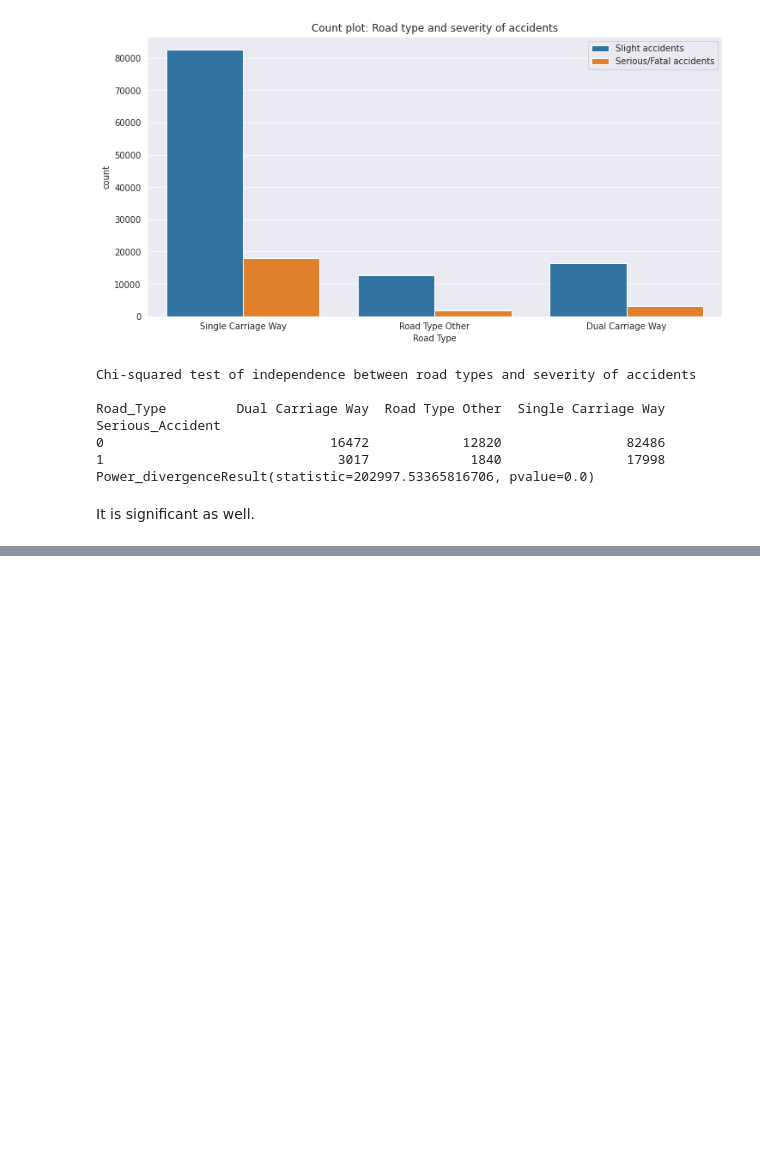
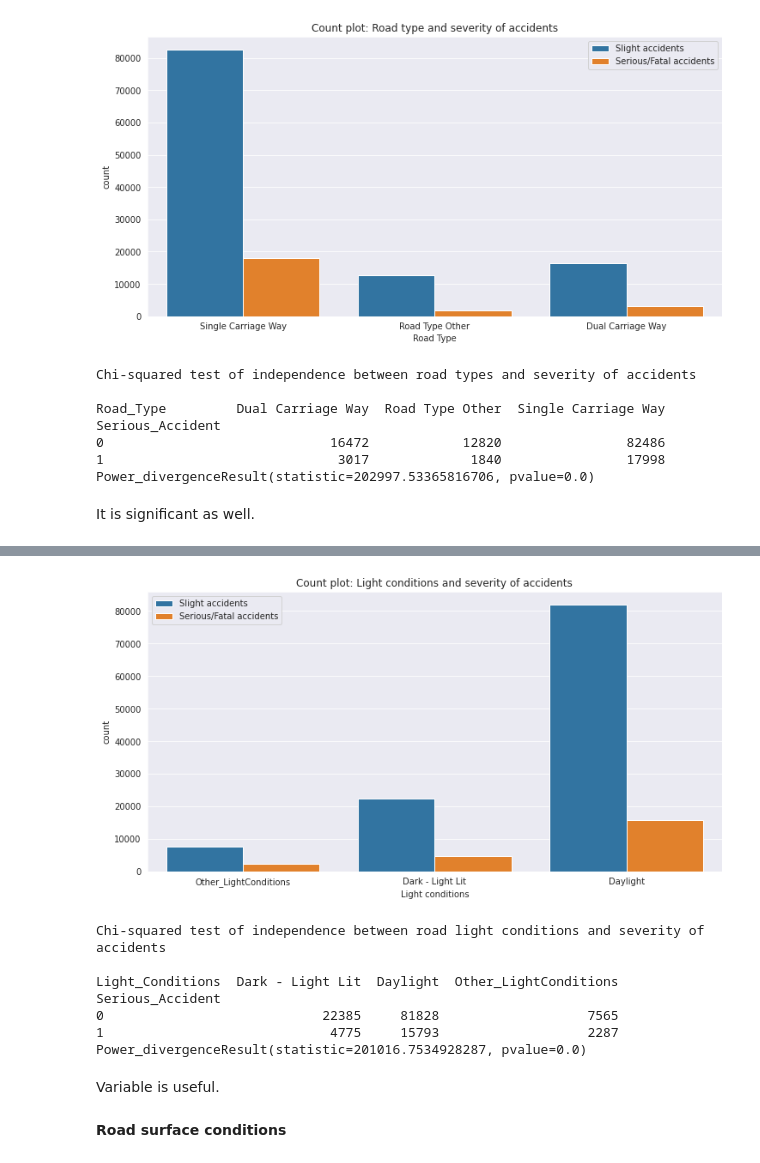
Before and after one commit to brian-pan/road-safety-machine-learning-report, a Jupyter notebook: machine_learning_python_project_one.ipynb, the cells around one changed output, grey strips where cells are left out. Cells and saved outputs as stored; diff of their text form; code cells hidden in the pictures; blank space fills up the shorter version.

```diff
--- a/machine_learning_python_project_one.ipynb
+++ b/machine_learning_python_project_one.ipynb
@@ -574,0 +666,30 @@ It is significant as well.
+# %%
+# Light conditions
+mapper = {1: "Daylight", 4: "Dark - Light Lit"}
+df['Light_Conditions'] = [mapper[i] if i in mapper else 'Other_LightConditions' for i in df['Light_Conditions']]
+# %%
+plt.figure(figsize=(12,6))
+# Count plot
+sns.countplot(x=df['Light_Conditions'], hue="Serious_Accident", data=df)
+plt.xlabel('Light conditions')
+plt.title('Count plot: Light conditions and severity of accidents')
+plt.legend(labels=['Slight accidents', 'Serious/Fatal accidents'])
+plt.show()
+
+# Table of counts and chi-squared test of independence
+print('Chi-squared test of independence between road light conditions and severity of accidents', color=[91])
+print()
+chi_sq_test('Serious_Accident','Light_Conditions')
+# %% [output]
+[figure, added]
+Chi-squared test of independence between road light conditions and severity of accidents
+
+Light_Conditions  Dark - Light Lit  Daylight  Other_LightConditions
+Serious_Accident
+0                            22385     81828                   7565
+1                             4775     15793                   2287
+Power_divergenceResult(statistic=201016.7534928287, pvalue=0.0)
+# %% [markdown]
+Variable is useful.
+# %% [markdown]
+**Road surface conditions**
```
Also changed, not shown: parts of 21 cells of this notebook.
